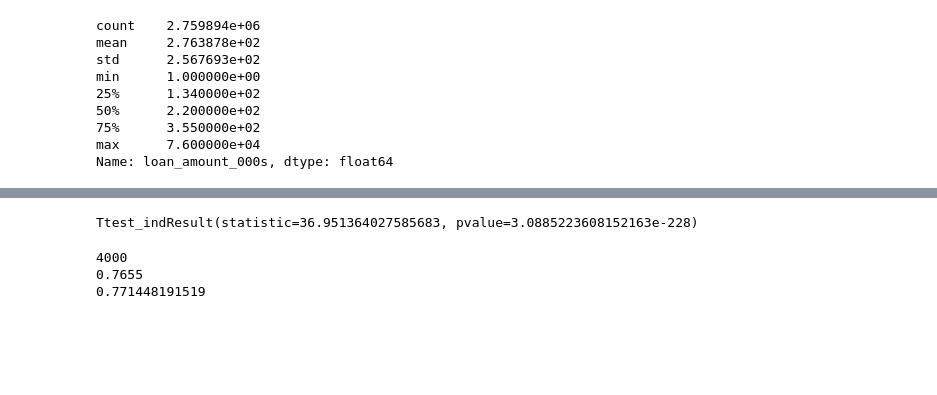
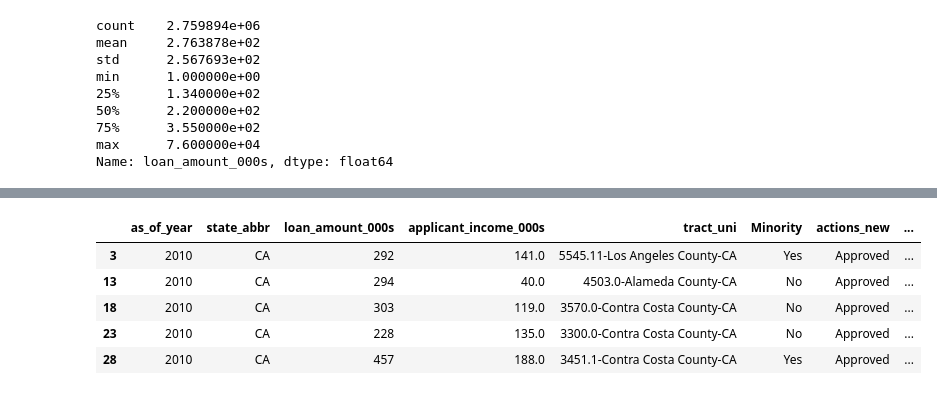
Before and after one commit to dorisZ017/hmda, a Jupyter notebook: report with code.ipynb, the cells around one changed output, grey strips where cells are left out. Cells and saved outputs as stored; diff of their text form; code cells hidden in the pictures; blank space fills up the shorter version.

```diff
--- a/hmda_updating.ipynb
+++ b/report with code.ipynb
@@ -300,5 +329,3 @@ min      1.000000e+00
 75%      3.550000e+02
 max      7.600000e+04
 Name: loan_amount_000s, dtype: float64
-# %%
-data['income_to_loan'] = data['applicant_income_000s'] / data['loan_amount_000s']
@@ -343,2 +345,0 @@ dtype: int64
-# %%
-data['actions_new'] = new_actions
@@ -451,4 +352,0 @@ small = control.iloc[0:1000,:]
-# %%
-ttest_ind(small['loan_amount_000s'],small['applicant_income_000s'])
-# %% [output]
-Ttest_indResult(statistic=36.951364027585683, pvalue=3.0885223608152163e-228)
@@ -459,27 +353,9 @@ top_tracts = test['tract_uni'].value_counts()[0:4000].index.tolist()
-# %%
-# Base
-result = []
-result_weighted = []
-total = 0
-for i in top_tracts:
-    subset = test.loc[test['tract_uni']==i]
-    num = len(subset)
-    minority = subset.loc[subset['Minority']=='Yes']
-    majority = subset.loc[subset['Minority']=='No']
-
-    total += num
-    if minority['actions_new_Approved'].mean() < majority['actions_new_Approved'].mean():
-        result.append(1)
-        result_weighted.append(len(subset))
-    else:
-        result.append(0)
-        result_weighted.append(0)
-result = np.array(result)
-result_weighted = np.array(result_weighted)
-print (len(result))
-print(np.mean(result))
-print(np.sum(result_weighted)/total)
-# %% [output]
-4000
-0.7655
-0.771448191519
+# %%
+control.head()
+# %% [output]
+|  | as_of_year | state_abbr | loan_amount_000s | applicant_income_000s | tract_uni | Minority | actions_new | ... |
+| 3 | 2010 | CA | 292 | 141.0 | 5545.11-Los Angeles County-CA | Yes | Approved | ... |
+| 13 | 2010 | CA | 294 | 40.0 | 4503.0-Alameda County-CA | No | Approved | ... |
+| 18 | 2010 | CA | 303 | 119.0 | 3570.0-Contra Costa County-CA | No | Approved | ... |
+| 23 | 2010 | CA | 228 | 135.0 | 3300.0-Contra Costa County-CA | No | Approved | ... |
+| 28 | 2010 | CA | 457 | 188.0 | 3451.1-Contra Costa County-CA | Yes | Approved | ... |
```
Also changed, not shown: parts of 78 cells of this notebook, 3 other files.
